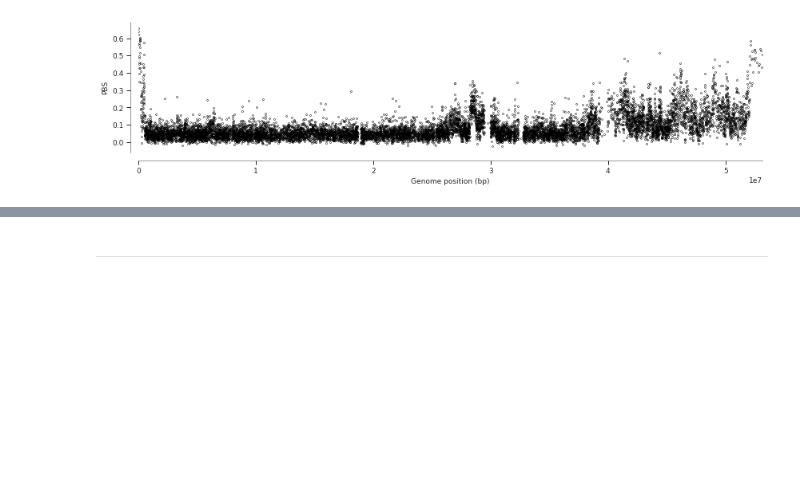
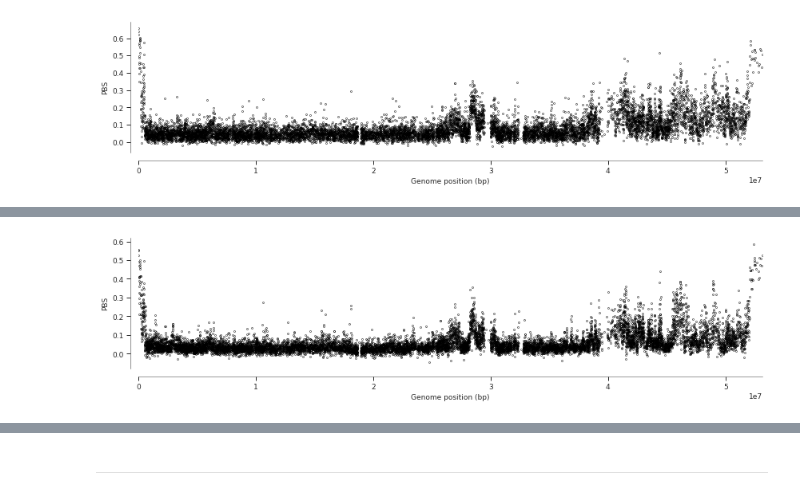
Before and after one commit to randomxsk8/notebooks, a Jupyter notebook: 09202019_selection_PBS.ipynb, the cells around one changed output, grey strips where cells are left out. Saved outputs shown, nothing was run; the diff lists cells and outputs as text; code cells hidden in the pictures; blank space fills up the shorter version.

```diff
--- a/09202019_selection_PBS.ipynb
+++ b/09202019_selection_PBS.ipynb
@@ -94,0 +70,4 @@ pbs_plot('3R', 'GNcol', 'GNgam', 'GAgam')
+# %%
+pbs_plot('3R','GHcol', 'GAgam', 'FRgam')
+# %% [output]
+[figure, added]
```
Also changed, not shown: parts of 13 cells of this notebook, 3 other files.
